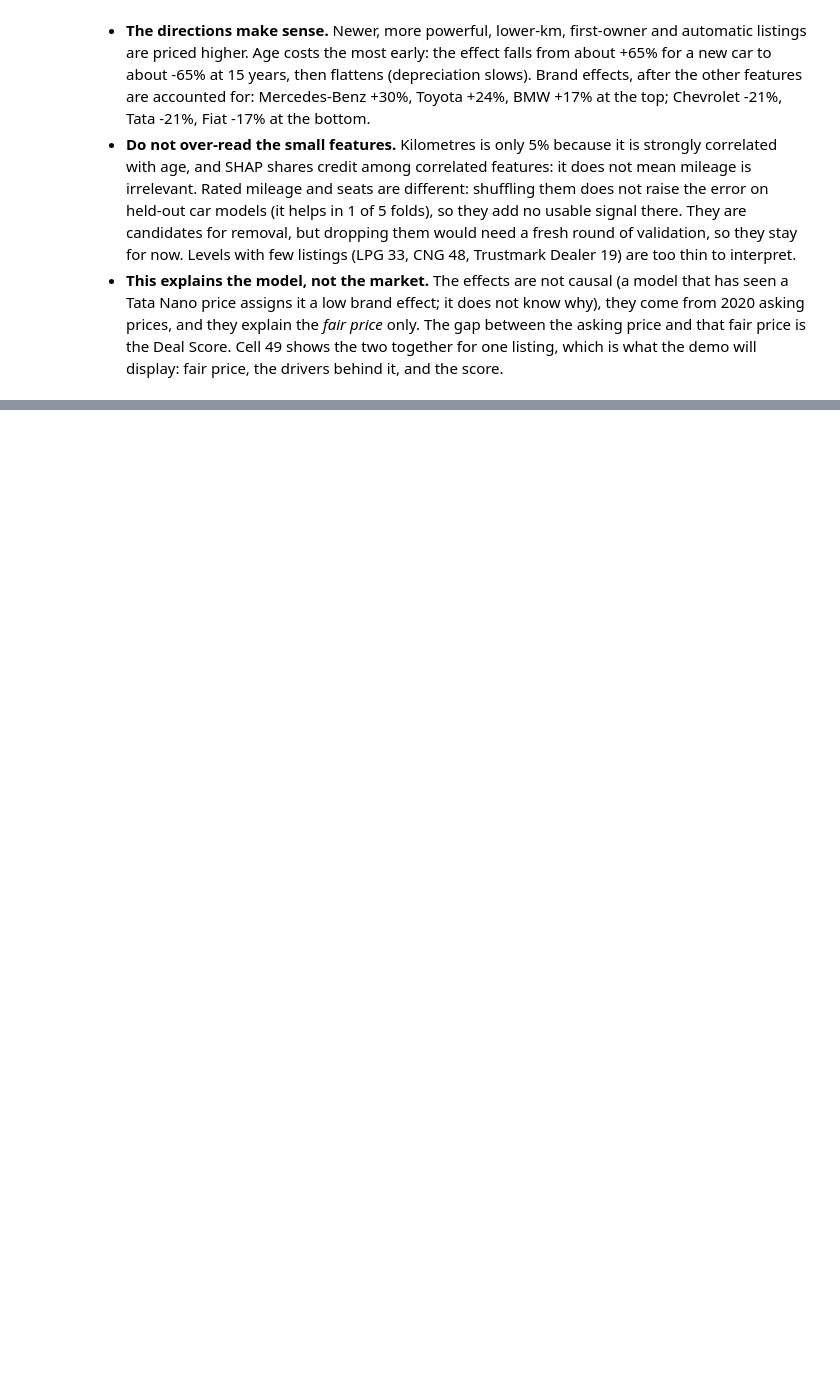
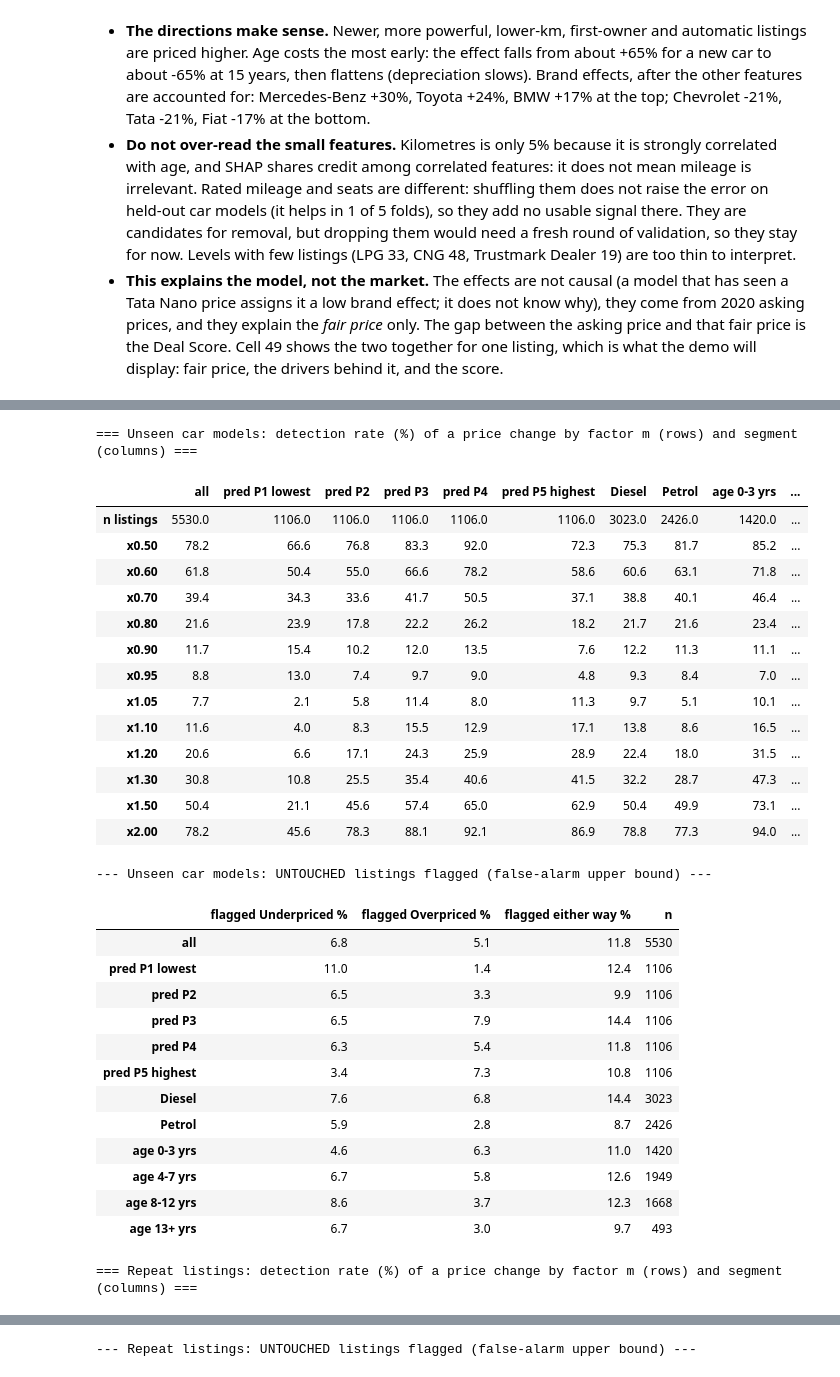
Before and after one commit to aayaan-khan/Used-Cars-Cost-Prediction, a Jupyter notebook: notebooks/Used_Cars_Cost_Prediction.ipynb, the cells around one changed output, grey strips where cells are left out. Saved outputs shown, nothing was run; the diff lists cells and outputs as text; code cells hidden in the pictures; blank space fills up the shorter version.

```diff
--- a/notebooks/Used_Cars_Cost_Prediction.ipynb
+++ b/notebooks/Used_Cars_Cost_Prediction.ipynb
@@ -2323,0 +2410,47 @@ Saved: reports/figures/shap_listing_example.png
+# %%
+# Cell 51: price-injection test -- detection of a known price change, and false alarms on untouched listings
+MULT = [0.50, 0.60, 0.70, 0.80, 0.90, 0.95, 1.05, 1.10, 1.20, 1.30, 1.50, 2.00]
+det, fa = {}, {}
+for name, R in REG.items():
+    det[name] = dv.detection_table(yl, R["lo"], R["hi"], R["segments"], MULT)
+    lab0 = dv.three_level(yl, R["lo"], R["hi"])                                  # untouched listings
+    fa[name] = pd.DataFrame({seg: {"flagged Underpriced %": 100 * np.mean(lab0[m] == "Under"),
+                                    "flagged Overpriced %": 100 * np.mean(lab0[m] == "Over"),
+                                    "flagged either way %": 100 * np.mean(lab0[m] != "Fair")}
+                             for seg, m in R["segments"].items()}).T
+    n_row = pd.DataFrame({seg: [int(m.sum())] for seg, m in R["segments"].items()}, index=["n listings"])
+    print(f"=== {name}: detection rate (%) of a price change by factor m (rows) and segment (columns) ===")
+    display(pd.concat([n_row, det[name].round(1)]))
+    print(f"--- {name}: UNTOUCHED listings flagged (false-alarm upper bound) ---")
+    display(fa[name].round(1).assign(n=n_row.T["n listings"]))
+# %% [output]
+=== Unseen car models: detection rate (%) of a price change by factor m (rows) and segment (columns) ===
+|  | all | pred P1 lowest | pred P2 | pred P3 | pred P4 | pred P5 highest | Diesel | Petrol | age 0-3 yrs | ... |
+| n listings | 5530.0 | 1106.0 | 1106.0 | 1106.0 | 1106.0 | 1106.0 | 3023.0 | 2426.0 | 1420.0 | ... |
+| x0.50 | 78.2 | 66.6 | 76.8 | 83.3 | 92.0 | 72.3 | 75.3 | 81.7 | 85.2 | ... |
+| x0.60 | 61.8 | 50.4 | 55.0 | 66.6 | 78.2 | 58.6 | 60.6 | 63.1 | 71.8 | ... |
+| x0.70 | 39.4 | 34.3 | 33.6 | 41.7 | 50.5 | 37.1 | 38.8 | 40.1 | 46.4 | ... |
+| x0.80 | 21.6 | 23.9 | 17.8 | 22.2 | 26.2 | 18.2 | 21.7 | 21.6 | 23.4 | ... |
+| x0.90 | 11.7 | 15.4 | 10.2 | 12.0 | 13.5 | 7.6 | 12.2 | 11.3 | 11.1 | ... |
+| x0.95 | 8.8 | 13.0 | 7.4 | 9.7 | 9.0 | 4.8 | 9.3 | 8.4 | 7.0 | ... |
+| x1.05 | 7.7 | 2.1 | 5.8 | 11.4 | 8.0 | 11.3 | 9.7 | 5.1 | 10.1 | ... |
+| x1.10 | 11.6 | 4.0 | 8.3 | 15.5 | 12.9 | 17.1 | 13.8 | 8.6 | 16.5 | ... |
+| x1.20 | 20.6 | 6.6 | 17.1 | 24.3 | 25.9 | 28.9 | 22.4 | 18.0 | 31.5 | ... |
+| x1.30 | 30.8 | 10.8 | 25.5 | 35.4 | 40.6 | 41.5 | 32.2 | 28.7 | 47.3 | ... |
+| x1.50 | 50.4 | 21.1 | 45.6 | 57.4 | 65.0 | 62.9 | 50.4 | 49.9 | 73.1 | ... |
+| x2.00 | 78.2 | 45.6 | 78.3 | 88.1 | 92.1 | 86.9 | 78.8 | 77.3 | 94.0 | ... |
+--- Unseen car models: UNTOUCHED listings flagged (false-alarm upper bound) ---
+|  | flagged Underpriced % | flagged Overpriced % | flagged either way % | n |
+| all | 6.8 | 5.1 | 11.8 | 5530 |
+| pred P1 lowest | 11.0 | 1.4 | 12.4 | 1106 |
+| pred P2 | 6.5 | 3.3 | 9.9 | 1106 |
+| pred P3 | 6.5 | 7.9 | 14.4 | 1106 |
+| pred P4 | 6.3 | 5.4 | 11.8 | 1106 |
+| pred P5 highest | 3.4 | 7.3 | 10.8 | 1106 |
+| Diesel | 7.6 | 6.8 | 14.4 | 3023 |
+| Petrol | 5.9 | 2.8 | 8.7 | 2426 |
+| age 0-3 yrs | 4.6 | 6.3 | 11.0 | 1420 |
+| age 4-7 yrs | 6.7 | 5.8 | 12.6 | 1949 |
+| age 8-12 yrs | 8.6 | 3.7 | 12.3 | 1668 |
+| age 13+ yrs | 6.7 | 3.0 | 9.7 | 493 |
+=== Repeat listings: detection rate (%) of a price change by factor m (rows) and segment (columns) ===
@@ -2323,0 +2471 @@ Saved: reports/figures/shap_listing_example.png
+--- Repeat listings: UNTOUCHED listings flagged (false-alarm upper bound) ---
```
Also changed, not shown: parts of 16 cells of this notebook, 6 other files.
